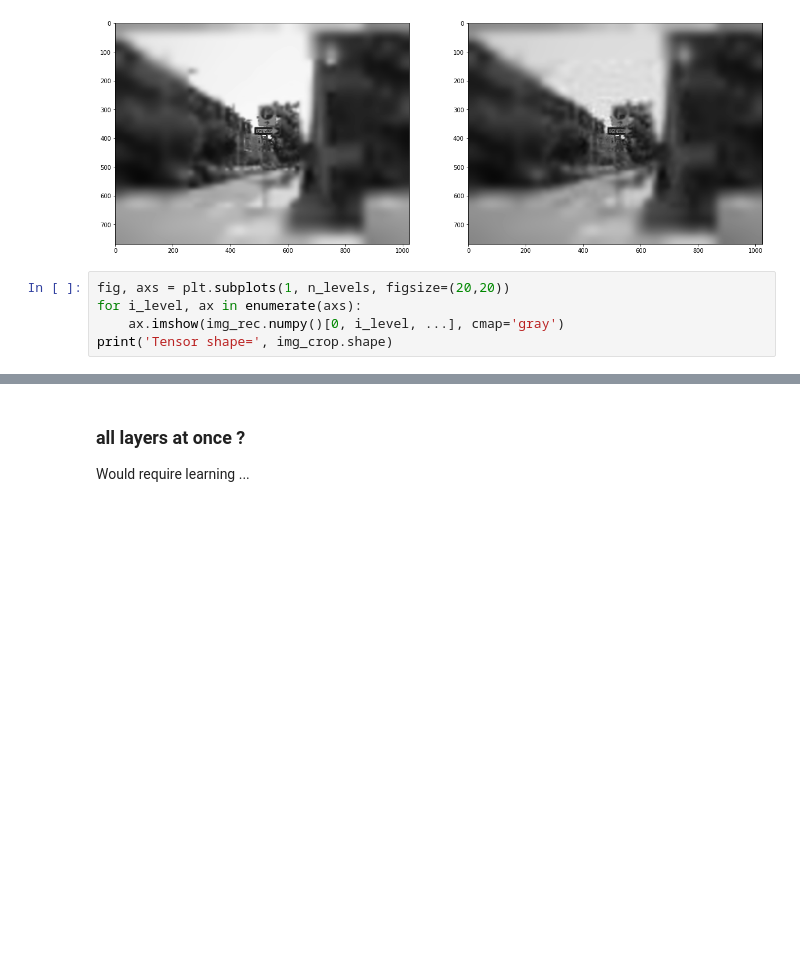
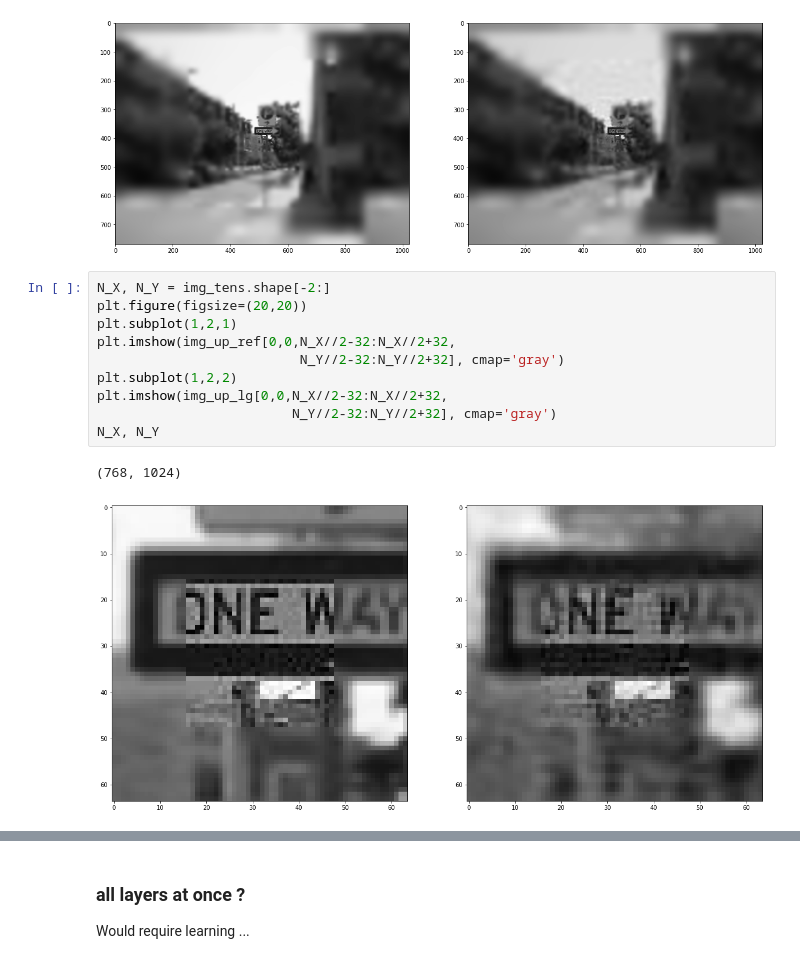
Before and after one commit to bicv/POLO, a Jupyter notebook: notebooks/2020-02-14_retina_reconstruction-no-whitening.ipynb, the cells around one changed output, grey strips where cells are left out. Saved outputs shown, nothing was run; the diff lists cells and outputs as text; blank space fills up the shorter version.

```diff
--- a/notebooks/2020-02-14_retina_reconstruction-no-whitening.ipynb
+++ b/notebooks/2020-02-14_retina_reconstruction-no-whitening.ipynb
@@ -461,8 +466,16 @@ plt.imshow(img_up_lg[0,0,...], cmap='gray')
 # %% [output]
 <matplotlib.image.AxesImage at 0x...>
 [figure]
-# %%
-fig, axs = plt.subplots(1, n_levels, figsize=(20,20))
-for i_level, ax in enumerate(axs):
-    ax.imshow(img_rec.numpy()[0, i_level, ...], cmap='gray')
-print('Tensor shape=', img_crop.shape)
+# %%
+N_X, N_Y = img_tens.shape[-2:]
+plt.figure(figsize=(20,20))
+plt.subplot(1,2,1)
+plt.imshow(img_up_ref[0,0,N_X//2-32:N_X//2+32,
+                          N_Y//2-32:N_Y//2+32], cmap='gray')
+plt.subplot(1,2,2)
+plt.imshow(img_up_lg[0,0,N_X//2-32:N_X//2+32,
+                         N_Y//2-32:N_Y//2+32], cmap='gray')
+N_X, N_Y
+# %% [output]
+(768, 1024)
+[figure, added]
```
Also changed, not shown: parts of 7 cells of this notebook.
